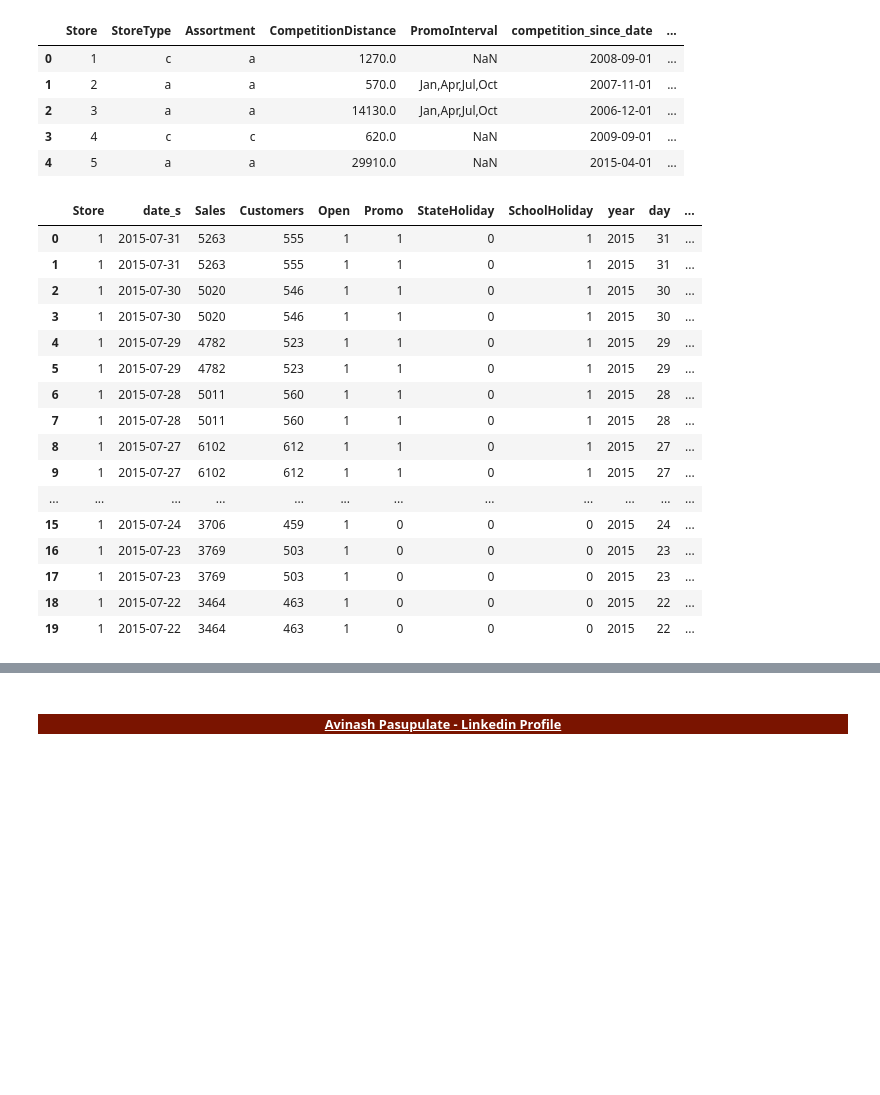
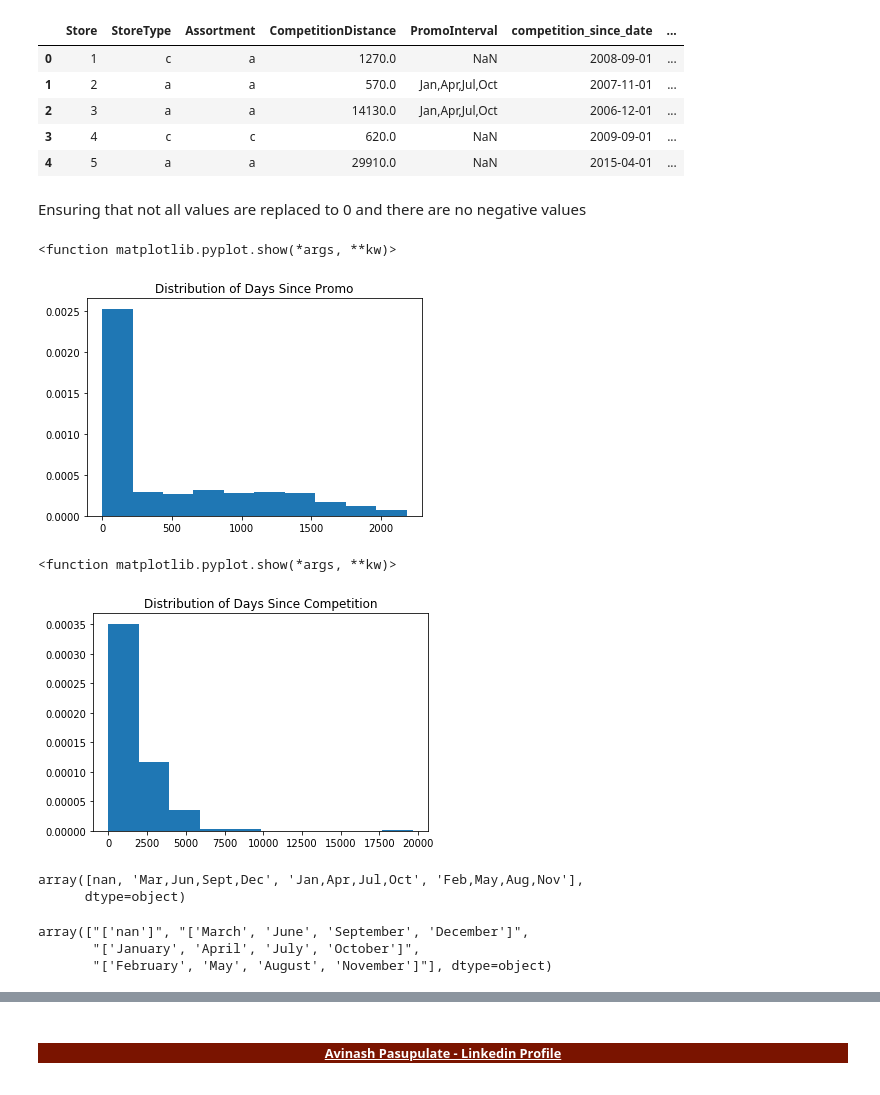
Before and after one commit to avinashpasupulate/multivariate_sales_forecasting_german_retail_chain, a Jupyter notebook: ads_creation.ipynb, the cells around one changed output, grey strips where cells are left out. Drawn from its saved outputs; the diff is of its cells as text; code cells hidden in the pictures; blank space fills up the shorter version.

```diff
--- a/ads_creation.ipynb
+++ b/ads_creation.ipynb
@@ -919,4 +923,7 @@ store.head()
 | 2 | 3 | a | a | 14130.0 | Jan,Apr,Jul,Oct | 2006-12-01 | ... |
 | 3 | 4 | c | c | 620.0 | NaN | 2009-09-01 | ... |
 | 4 | 5 | a | a | 29910.0 | NaN | 2015-04-01 | ... |
+# %%
+#replacing values which dont provide information
+store.loc[store['competition_since_date'] == '1900-01-01', 'competition_since_date'] = pd.NaT
 # %%
@@ -928,20 +931,0 @@ sales_copy['days_since_promo'] = sales_copy['date_s']-sales_copy['promo_since_da
-# %%
-sales_copy.head(20)
-# %% [output]
-|  | Store | date_s | Sales | Customers | Open | Promo | StateHoliday | SchoolHoliday | year | day | ... |
-| 0 | 1 | 2015-07-31 | 5263 | 555 | 1 | 1 | 0 | 1 | 2015 | 31 | ... |
-| 1 | 1 | 2015-07-31 | 5263 | 555 | 1 | 1 | 0 | 1 | 2015 | 31 | ... |
-| 2 | 1 | 2015-07-30 | 5020 | 546 | 1 | 1 | 0 | 1 | 2015 | 30 | ... |
-| 3 | 1 | 2015-07-30 | 5020 | 546 | 1 | 1 | 0 | 1 | 2015 | 30 | ... |
-| 4 | 1 | 2015-07-29 | 4782 | 523 | 1 | 1 | 0 | 1 | 2015 | 29 | ... |
-| 5 | 1 | 2015-07-29 | 4782 | 523 | 1 | 1 | 0 | 1 | 2015 | 29 | ... |
-| 6 | 1 | 2015-07-28 | 5011 | 560 | 1 | 1 | 0 | 1 | 2015 | 28 | ... |
-| 7 | 1 | 2015-07-28 | 5011 | 560 | 1 | 1 | 0 | 1 | 2015 | 28 | ... |
-| 8 | 1 | 2015-07-27 | 6102 | 612 | 1 | 1 | 0 | 1 | 2015 | 27 | ... |
-| 9 | 1 | 2015-07-27 | 6102 | 612 | 1 | 1 | 0 | 1 | 2015 | 27 | ... |
-| ... | ... | ... | ... | ... | ... | ... | ... | ... | ... | ... | ... |
-| 15 | 1 | 2015-07-24 | 3706 | 459 | 1 | 0 | 0 | 0 | 2015 | 24 | ... |
-| 16 | 1 | 2015-07-23 | 3769 | 503 | 1 | 0 | 0 | 0 | 2015 | 23 | ... |
-| 17 | 1 | 2015-07-23 | 3769 | 503 | 1 | 0 | 0 | 0 | 2015 | 23 | ... |
-| 18 | 1 | 2015-07-22 | 3464 | 463 | 1 | 0 | 0 | 0 | 2015 | 22 | ... |
-| 19 | 1 | 2015-07-22 | 3464 | 463 | 1 | 0 | 0 | 0 | 2015 | 22 | ... |
@@ -947,0 +939,32 @@ sales_copy.head(20)
+# %%
+sales_copy = copy.deepcopy(sales)
+sales_copy = sales_copy.merge(store, on='Store', how='inner', suffixes={'_sal', '_sto'})
+sales_copy['date_s'] = pd.to_datetime(sales_copy['date_s'], format='%Y-%m-%d')
+sales_copy['days_since_competition'] = sales_copy['date_s']-sales_copy['competition_since_date']
+sales_copy['days_since_promo2'] = sales_copy['date_s']-sales_copy['promo_since_date']
+sales_copy.loc[sales_copy['days_since_competition']<=pd.Timedelta('0 days'), 'days_since_competition'] = pd.NaT
+sales_copy.loc[sales_copy['days_since_promo2']<=pd.Timedelta('0 days'), 'days_since_promo2'] = pd.NaT
+sales_copy['days_since_competition'].fillna(0, inplace=True)
+sales_copy['days_since_promo2'].fillna(0, inplace=True)
+# %% [markdown]
+Ensuring that not all values are replaced to 0 and there are no negative values
+# %%
+plt.hist(sales_copy['days_since_promo2'].dt.days, normed=True)
+plt.title('Distribution of Days Since Promo')
+plt.show
+# %% [output]
+<function matplotlib.pyplot.show(*args, **kw)>
+[figure, added]
+# %%
+plt.hist(sales_copy['days_since_competition'].dt.days, normed=True)
+plt.title('Distribution of Days Since Competition')
+plt.show
+# %% [output]
+<function matplotlib.pyplot.show(*args, **kw)>
+[figure, added]
+# %%
+#listing unique values in promo interval column and replacing with full month name
+sales_copy['PromoInterval'].unique()
+# %% [output]
+array([nan, 'Mar,Jun,Sept,Dec', 'Jan,Apr,Jul,Oct', 'Feb,May,Aug,Nov'],
+      dtype=object)
@@ -947,0 +977,6 @@ sales_copy.head(20)
+# %%
+sales_copy['PromoInterval'].astype(str).unique()
+# %% [output]
+array(["['nan']", "['March', 'June', 'September', 'December']",
+       "['January', 'April', 'July', 'October']",
+       "['February', 'May', 'August', 'November']"], dtype=object)
```
Also changed, not shown: parts of 24 cells of this notebook, 2 other files.
